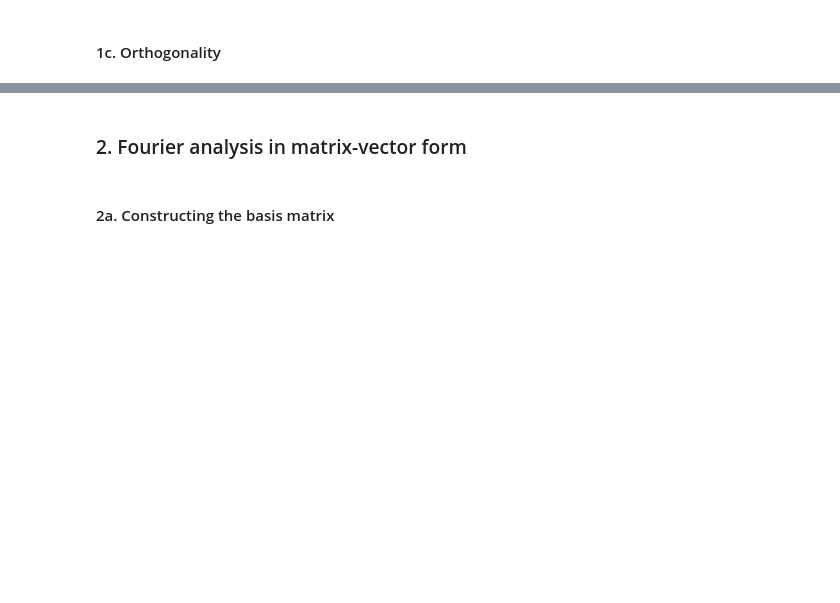
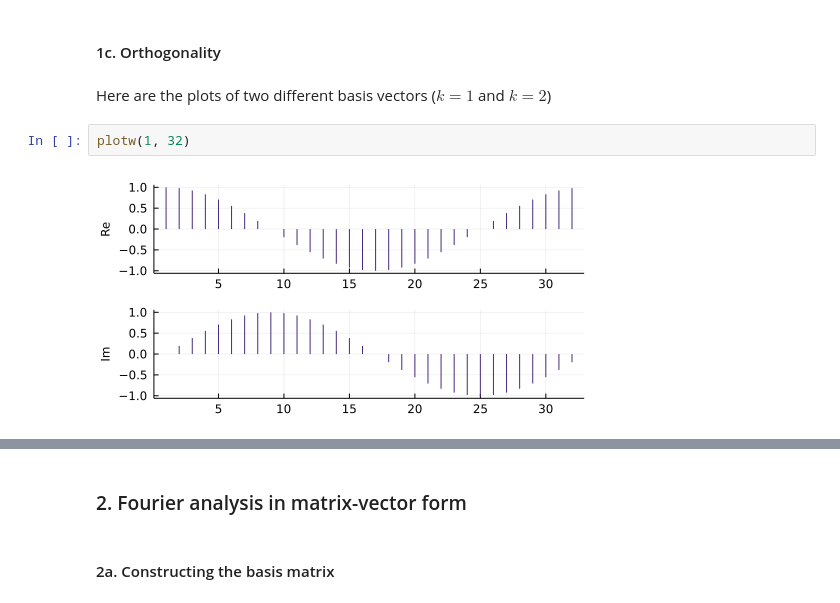
Before and after one commit to johnmays/CSDS_364_HW, a Jupyter notebook: A5/A5a/464-A5-jkm100.ipynb, the cells around one changed output, grey strips where cells are left out. Cells and saved outputs as stored; diff of their text form; blank space fills up the shorter version.

```diff
--- a/A5/A5a/464-A5-jkm100.ipynb
+++ b/A5/A5a/464-A5-jkm100.ipynb
@@ -53,2 +102,8 @@ plotfourierbasis(1,2)
 # %% [markdown]
 #### 1c. Orthogonality
+# %% [markdown]
+Here are the plots of two different basis vectors ($k=1$ and $k=2$)
+# %%
+plotw(1, 32)
+# %% [output]
+[figure, added]
```
Also changed, not shown: parts of 37 cells of this notebook, 2 other files.
